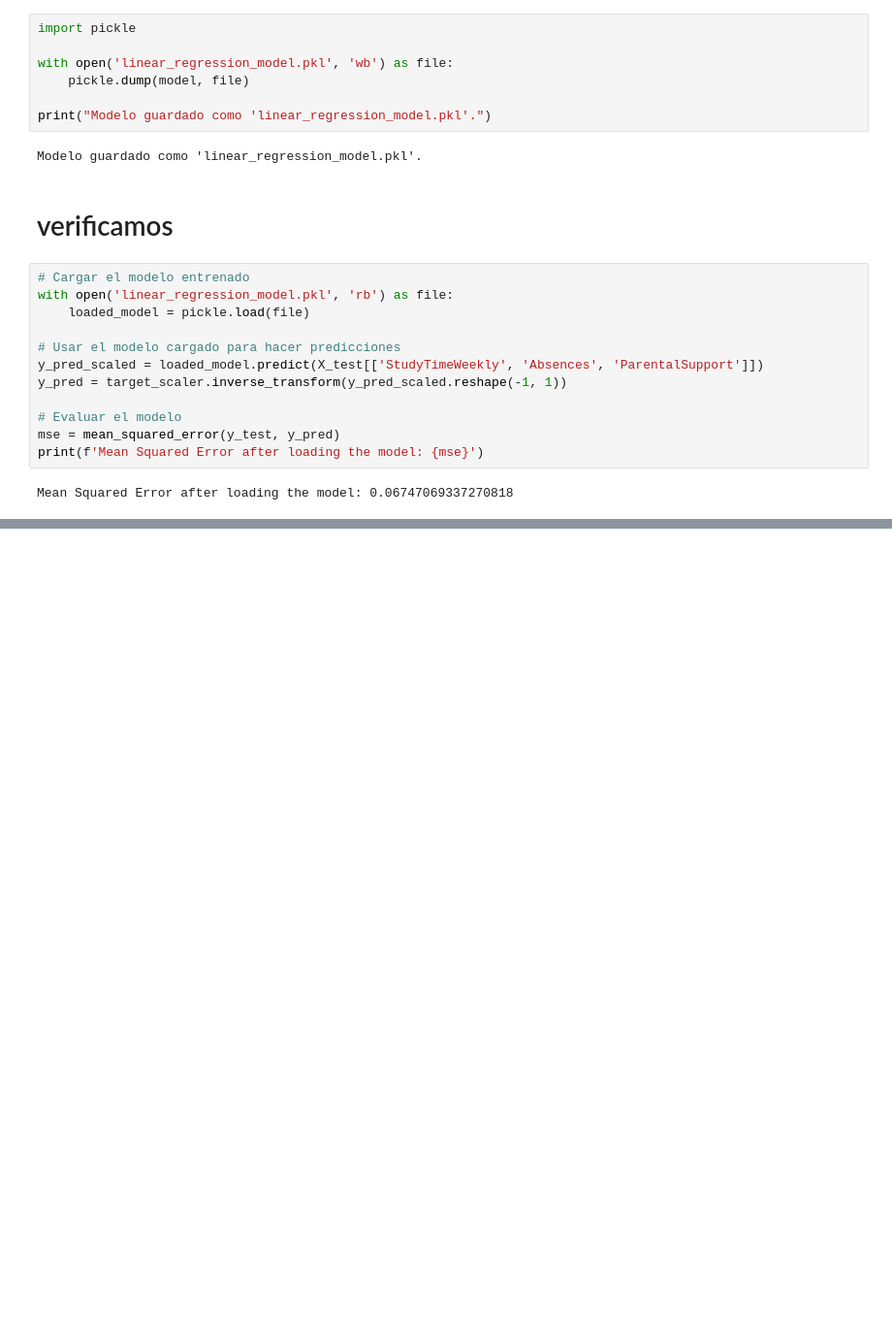
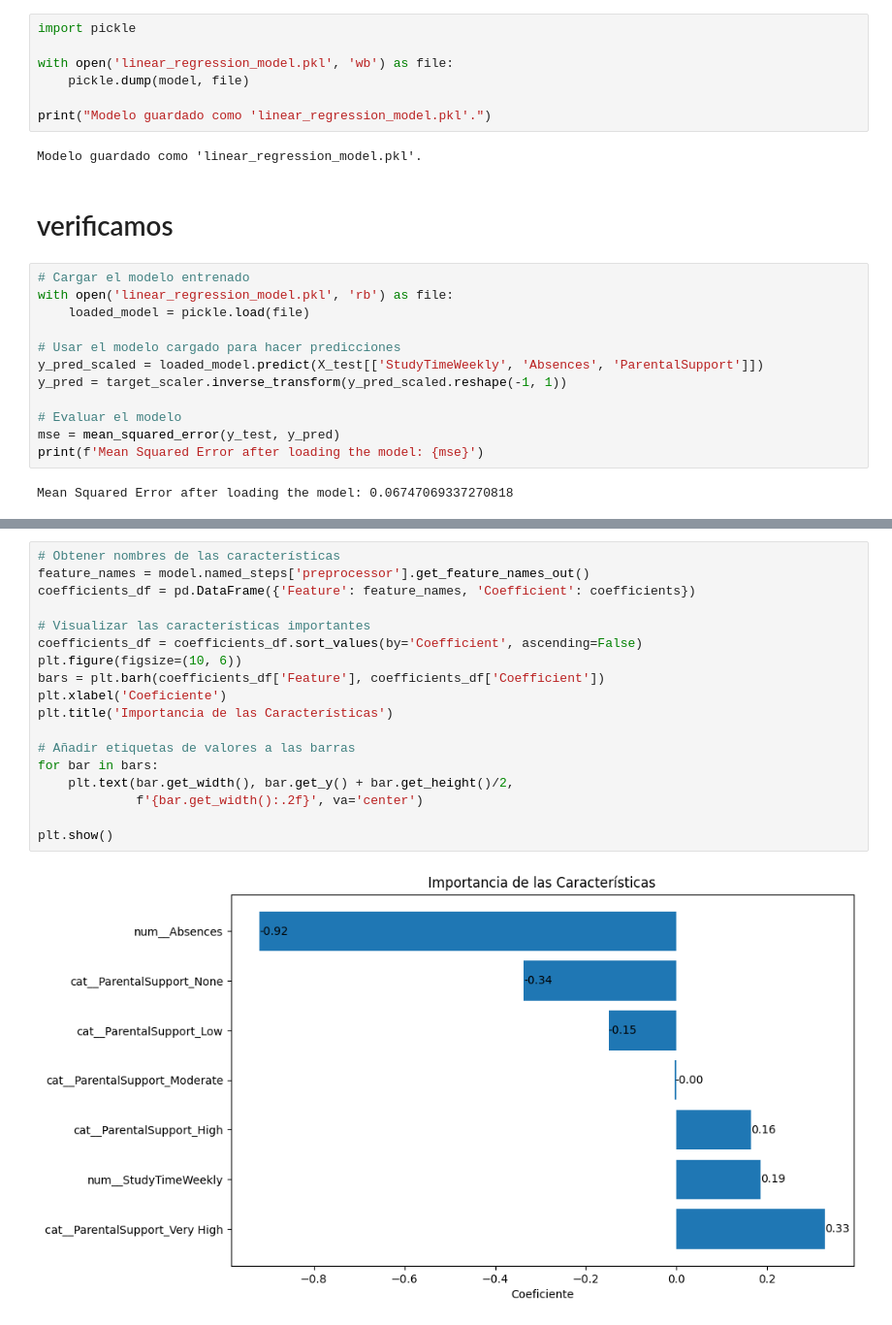
Before and after one commit to aritzcerezo/Student-s-Performance-ML-Problem, a Jupyter notebook: gpa_predictor.ipynb, the cells around one changed output, grey strips where cells are left out. Shown: that part at 97% size. Cells and saved outputs as stored; diff of their text form; blank space fills up the shorter version.

```diff
--- a/gpa_predictor.ipynb
+++ b/gpa_predictor.ipynb
@@ -662,0 +675,20 @@ Mean Squared Error after loading the model: 0.06747069337270818
+# %%
+# Obtener nombres de las características
+feature_names = model.named_steps['preprocessor'].get_feature_names_out()
+coefficients_df = pd.DataFrame({'Feature': feature_names, 'Coefficient': coefficients})
+
+# Visualizar las características importantes
+coefficients_df = coefficients_df.sort_values(by='Coefficient', ascending=False)
+plt.figure(figsize=(10, 6))
+bars = plt.barh(coefficients_df['Feature'], coefficients_df['Coefficient'])
+plt.xlabel('Coeficiente')
+plt.title('Importancia de las Características')
+
+# Añadir etiquetas de valores a las barras
+for bar in bars:
+    plt.text(bar.get_width(), bar.get_y() + bar.get_height()/2,
+             f'{bar.get_width():.2f}', va='center')
+
+plt.show()
+# %% [output]
+[figure, added]
```
Also changed, not shown: parts of 2 cells of this notebook.
